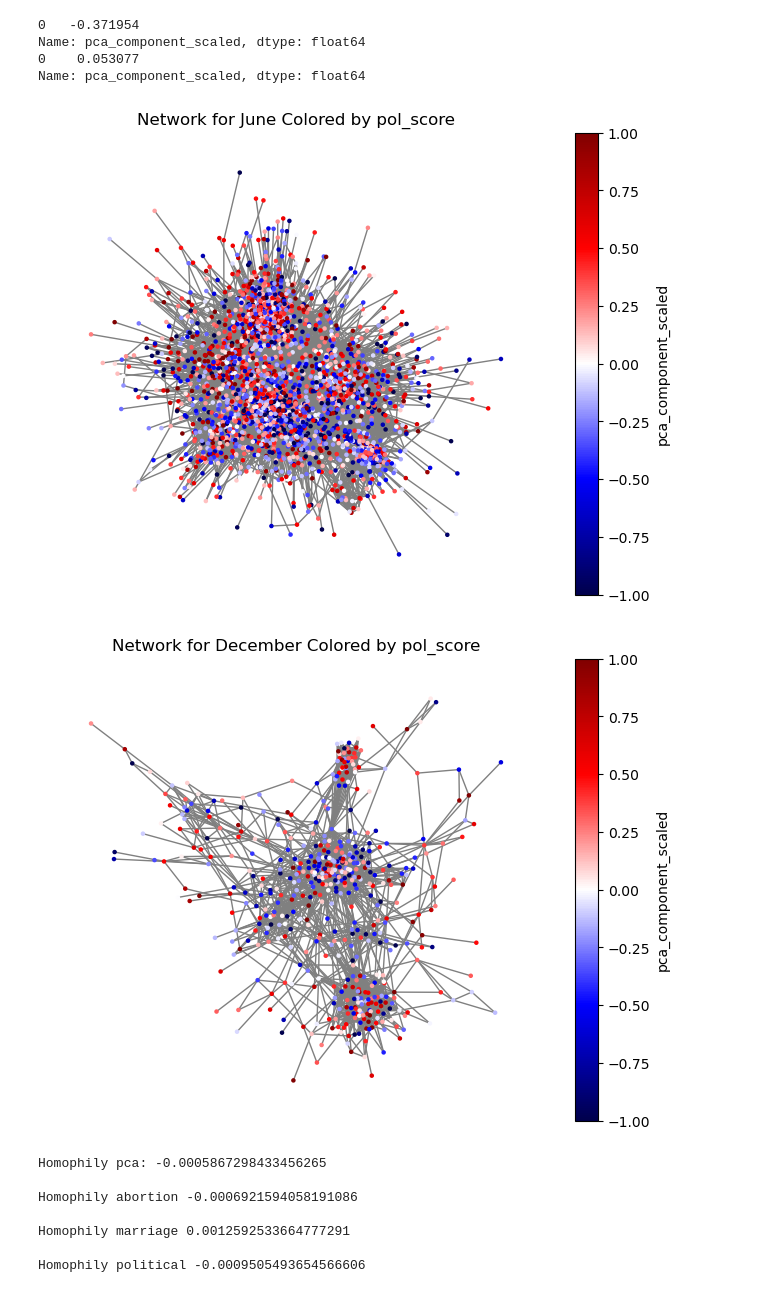
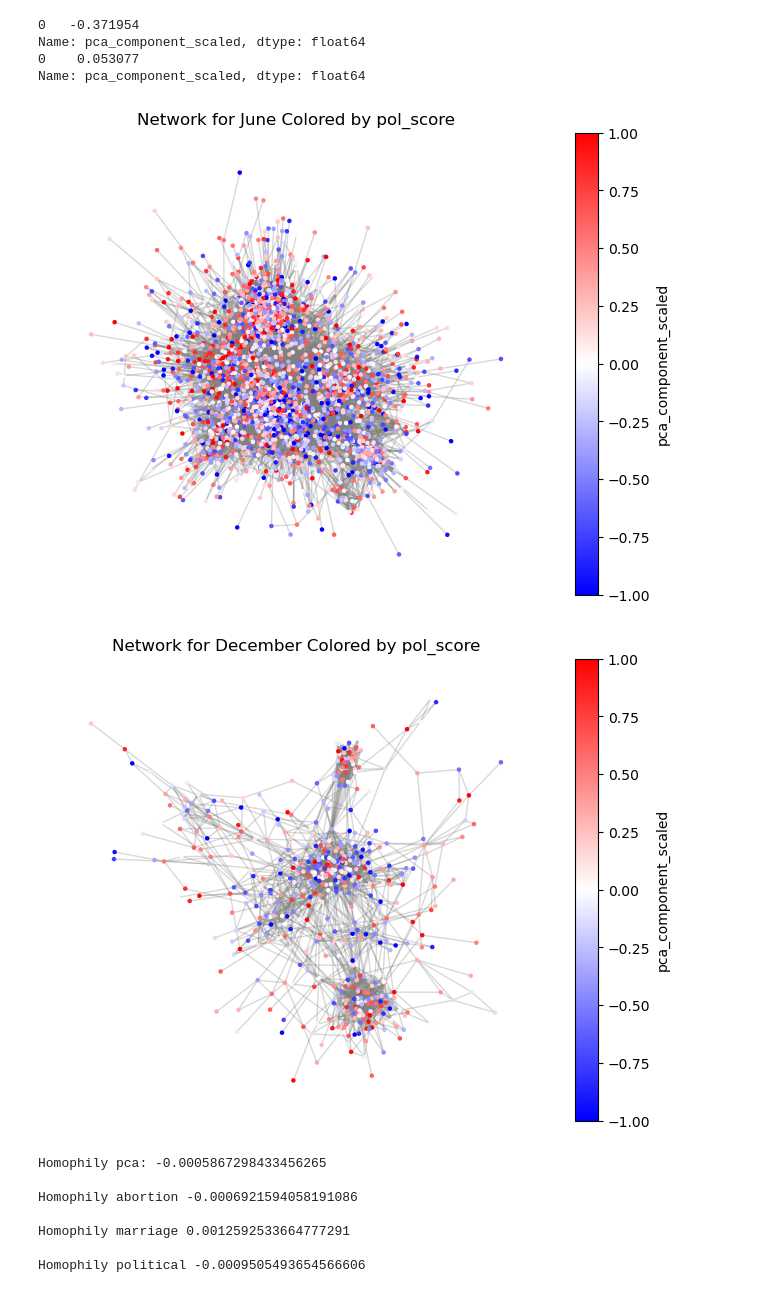
Before and after one commit to b0psheva27/BSc_project_polarization, a Jupyter notebook: notebooks/09_analysis.ipynb, the cells around one changed output. Drawn from its saved outputs; the diff is of its cells as text; code cells hidden in the pictures.

```diff
--- a/notebooks/09_analysis.ipynb
+++ b/notebooks/09_analysis.ipynb
@@ -93,30 +136,30 @@ Name: pca_component_scaled, dtype: float64
 # %%
 from matplotlib.cm import ScalarMappable
 
 # Get the pol_score values for all nodes (default to 0 if missing)
 values = [G_june.nodes[n].get("pca_component_scaled", 0) for n in G_june.nodes]
 
 fig, ax = plt.subplots(figsize=(8, 6))
 
 # Plot
 pos = nx.spring_layout(G_june, seed=42)  # Or any other layout
 nx.draw(
     G_june, pos,
     node_color=values,
-    cmap=plt.cm.seismic,   # Red-white-blue colormap
-    edge_color='gray',
+    cmap=plt.cm.bwr,   # Red-white-blue colormap (seismic, bwr, coolwarm)
+    edge_color=(0.5, 0.5, 0.5, 0.3),
     node_size=5,
     ax = ax
 )
 
-sm = ScalarMappable(cmap=plt.cm.seismic)
+sm = ScalarMappable(cmap=plt.cm.bwr)
 sm.set_array(values)
 cbar = plt.colorbar(sm, ax=ax)
 cbar.set_label("pca_component_scaled")
 plt.title("Network for June Colored by pol_score")
 plt.show()
 # %% [output]
-[figure, old version]
+[figure, new version]
 # %%
 from matplotlib.cm import ScalarMappable
 
@@ -130,20 +173,20 @@ pos = nx.spring_layout(G_dec, seed=42)  # Or any other layout
 nx.draw(
     G_dec, pos,
     node_color=values,
-    cmap=plt.cm.seismic,   # Red-white-blue colormap
-    edge_color='gray',
+    cmap=plt.cm.bwr,   # Red-white-blue colormap
+    edge_color=(0.5, 0.5, 0.5, 0.3), #sets edge color to gray by first 3 numbers (RGB) and the 4th number is the opacity from 0 (transparent) to 1 (opaque)
     node_size=5,
     ax = ax
 )
 
-sm = ScalarMappable(cmap=plt.cm.seismic)
+sm = ScalarMappable(cmap=plt.cm.bwr)
 sm.set_array(values)
 cbar = plt.colorbar(sm, ax=ax)
 cbar.set_label("pca_component_scaled")
 plt.title("Network for December Colored by pol_score")
 plt.show()
 # %% [output]
-[figure, old version]
+[figure, new version]
 # %%
 print("Homophily pca:", nx.attribute_assortativity_coefficient(G_june, "pca_component_scaled", nodes=None), "\n")
 print("Homophily abortion", nx.attribute_assortativity_coefficient(G_june, "stance_abortion", nodes=None), "\n")
```
Also changed, not shown: parts of 8 cells of this notebook.
